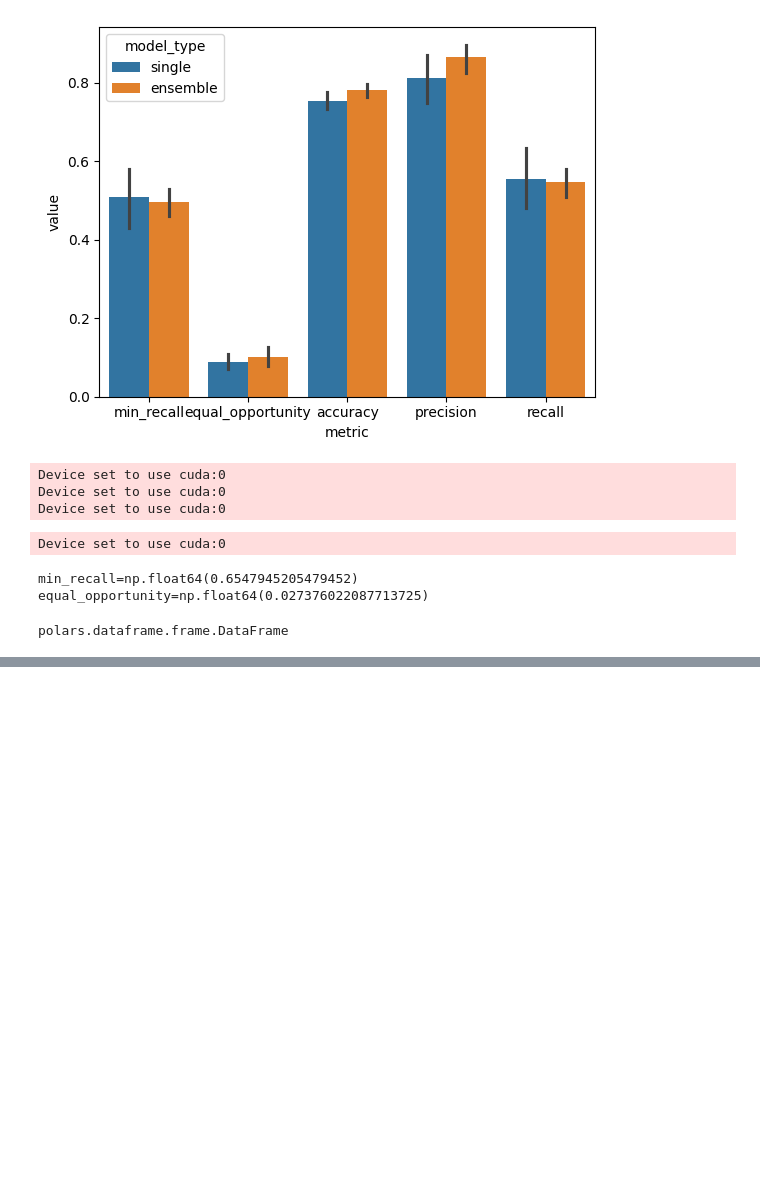
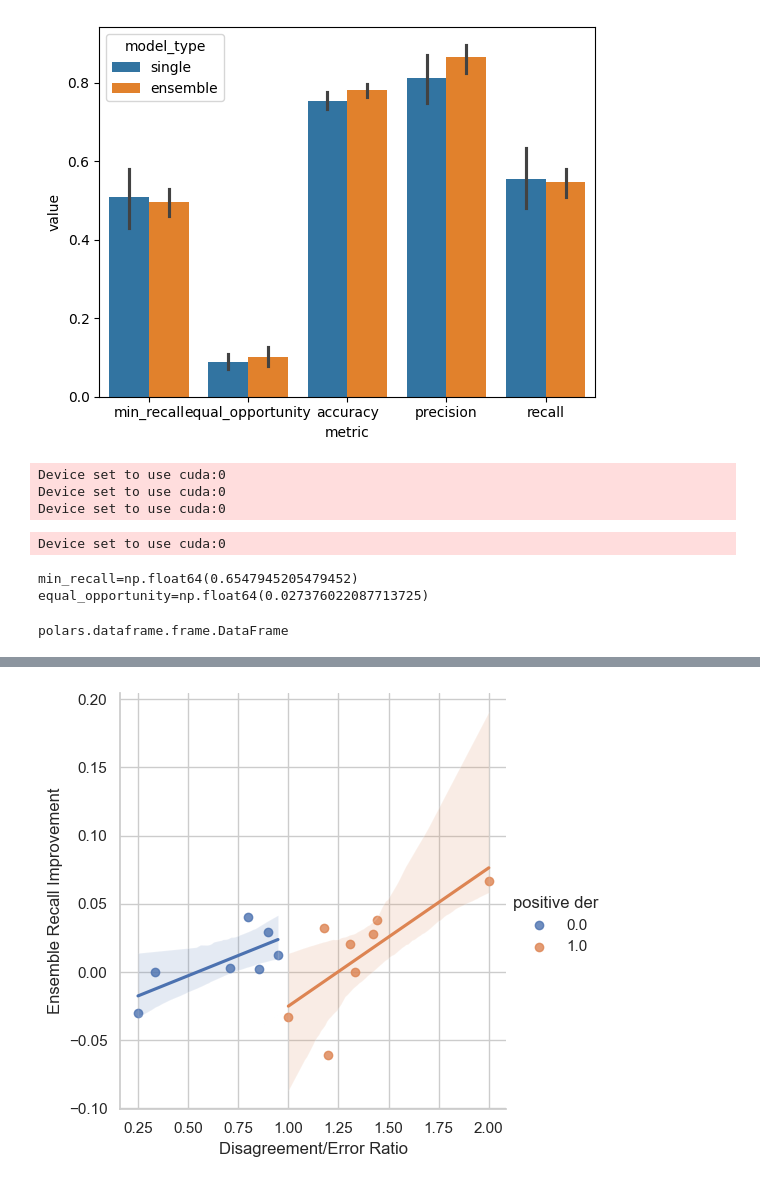
Before and after one commit to jhrystrom/oxonfair, a Jupyter notebook: examples/ensemble_playground.ipynb, the cells around one changed output, grey strips where cells are left out. Cells and saved outputs as stored; diff of their text form; code cells hidden in the pictures; blank space fills up the shorter version.

```diff
--- a/examples/ensemble_playground.ipynb
+++ b/examples/ensemble_playground.ipynb
@@ -476,0 +496,18 @@ polars.dataframe.frame.DataFrame
+# %%
+metrics = pl.read_csv("../ensemble_results/ensemble_results-n3-i3.csv")
+ensemble_recall = metrics.unpivot(
+    on=pl.selectors.starts_with("recall_group_"),
+    index=["iteration"],
+    value_name="ensemble_recall",
+    variable_name="group",
+).with_columns(pl.col("group").str.strip_prefix("recall_group_"))
+
+ensemble_der = metrics.unpivot(
+    on=pl.selectors.starts_with("der_group_"),
+    index=["iteration"],
+    value_name="der",
+    variable_name="group",
+).with_columns(
+    pl.col("group").str.strip_prefix("der_group_"),
+)
+ensemble_recall
@@ -476,0 +566,27 @@ polars.dataframe.frame.DataFrame
+# %%
+sns.set_theme(style="whitegrid")
+joined_recall_der = (
+    individual_recall.join(ensemble_recall, on=["group", "iteration"])
+    .join(ensemble_der, on=["group", "iteration"])
+    .with_columns(
+        (pl.col("ensemble_recall") - pl.col("recall")).alias(
+            "ensemble recall improvement"
+        )
+    )
+    .cast({"member": pl.String})
+    .with_columns((pl.col("der") > 1).alias("positive der"))
+    .group_by("iteration", "group")
+    .mean()
+)
+
+sns.lmplot(
+    joined_recall_der,
+    x="der",
+    y="ensemble recall improvement",
+    hue="positive der",
+)
+plt.xlabel("Disagreement/Error Ratio")
+plt.ylabel("Ensemble Recall Improvement")
+plt.savefig("../plots/ensemble_recall_improvement.png")
+# %% [output]
+[figure, added]
```
Also changed, not shown: parts of 5 cells of this notebook, 3 other files.
